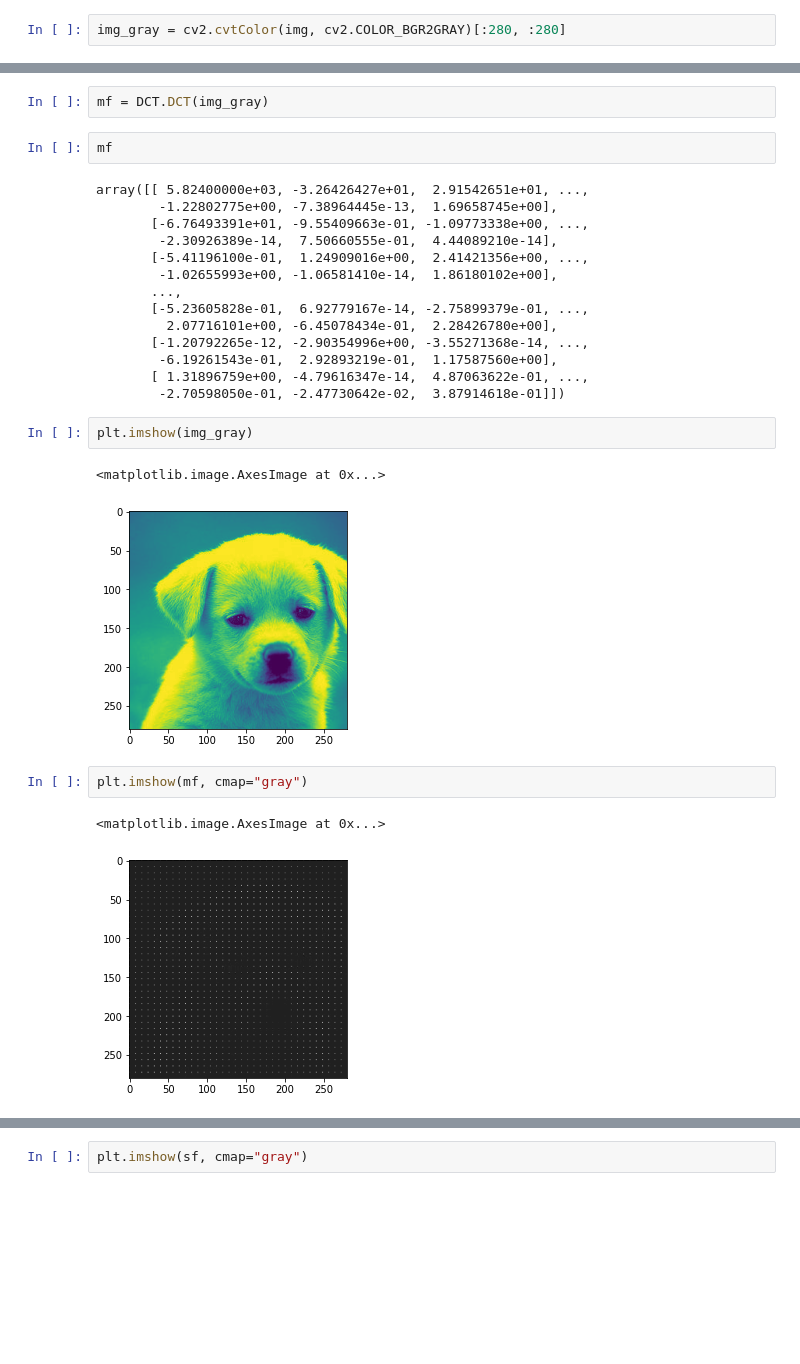
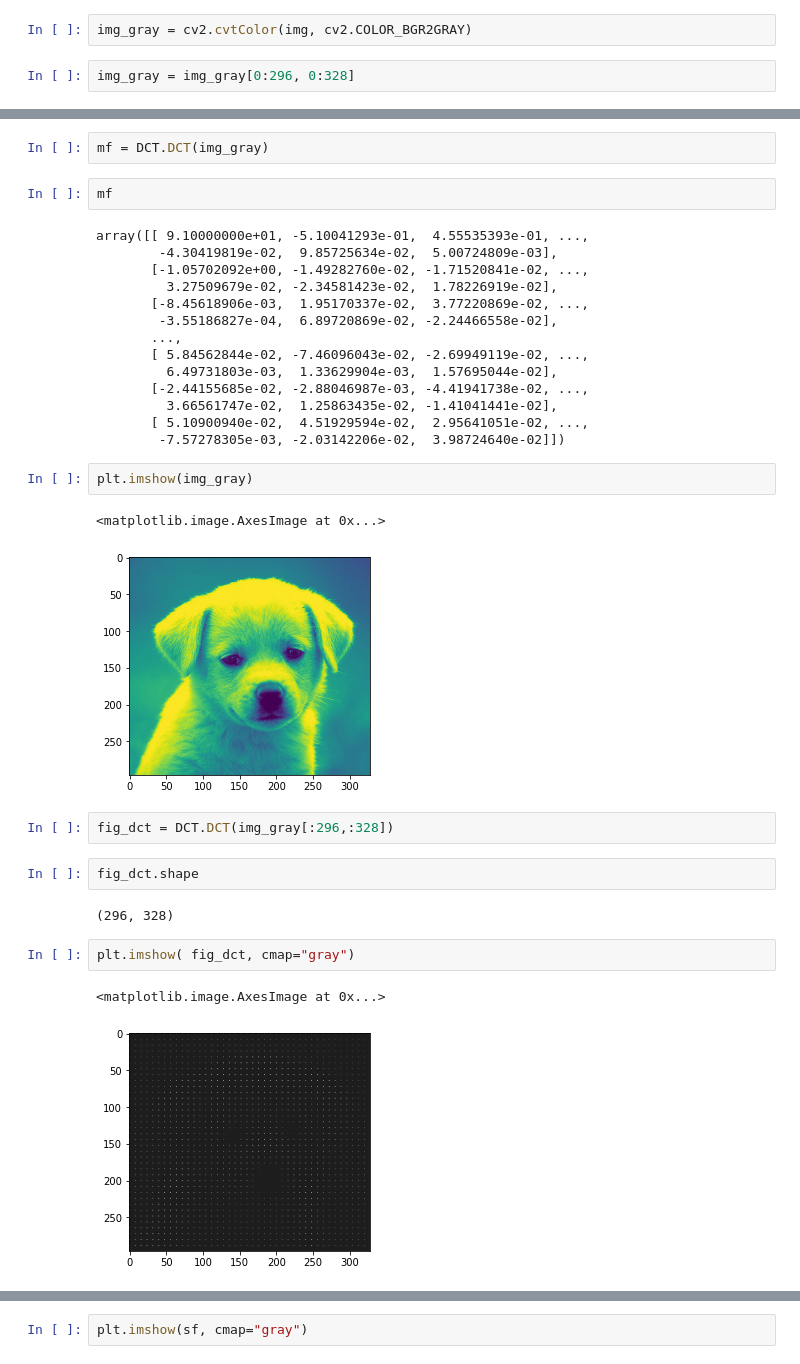
Before and after one commit to KareemElozeiri/JPEG-From-Scratch, a Jupyter notebook: notebooks/DCT.ipynb, the cells around one changed output, grey strips where cells are left out. Saved outputs shown, nothing was run; the diff lists cells and outputs as text; blank space fills up the shorter version.

```diff
--- a/notebooks/DCT.ipynb
+++ b/notebooks/DCT.ipynb
@@ -52,5 +52,7 @@ img = cv2.imread("B2DBy.jpg")
 # %%
 import scipy
 # %%
-img_gray = cv2.cvtColor(img, cv2.COLOR_BGR2GRAY)[:280, :280]
+img_gray = cv2.cvtColor(img, cv2.COLOR_BGR2GRAY)
+# %%
+img_gray = img_gray[0:296, 0:328]
 # %%
@@ -96,26 +92,32 @@ mf = DCT.DCT(img_gray)
 # %%
 mf
 # %% [output]
-array([[ 5.82400000e+03, -3.26426427e+01,  2.91542651e+01, ...,
-        -1.22802775e+00, -7.38964445e-13,  1.69658745e+00],
-       [-6.76493391e+01, -9.55409663e-01, -1.09773338e+00, ...,
-        -2.30926389e-14,  7.50660555e-01,  4.44089210e-14],
-       [-5.41196100e-01,  1.24909016e+00,  2.41421356e+00, ...,
-        -1.02655993e+00, -1.06581410e-14,  1.86180102e+00],
+array([[ 9.10000000e+01, -5.10041293e-01,  4.55535393e-01, ...,
+        -4.30419819e-02,  9.85725634e-02,  5.00724809e-03],
+       [-1.05702092e+00, -1.49282760e-02, -1.71520841e-02, ...,
+         3.27509679e-02, -2.34581423e-02,  1.78226919e-02],
+       [-8.45618906e-03,  1.95170337e-02,  3.77220869e-02, ...,
+        -3.55186827e-04,  6.89720869e-02, -2.24466558e-02],
        ...,
-       [-5.23605828e-01,  6.92779167e-14, -2.75899379e-01, ...,
-         2.07716101e+00, -6.45078434e-01,  2.28426780e+00],
-       [-1.20792265e-12, -2.90354996e+00, -3.55271368e-14, ...,
-        -6.19261543e-01,  2.92893219e-01,  1.17587560e+00],
-       [ 1.31896759e+00, -4.79616347e-14,  4.87063622e-01, ...,
-        -2.70598050e-01, -2.47730642e-02,  3.87914618e-01]])
+       [ 5.84562844e-02, -7.46096043e-02, -2.69949119e-02, ...,
+         6.49731803e-03,  1.33629904e-03,  1.57695044e-02],
+       [-2.44155685e-02, -2.88046987e-03, -4.41941738e-02, ...,
+         3.66561747e-02,  1.25863435e-02, -1.41041441e-02],
+       [ 5.10900940e-02,  4.51929594e-02,  2.95641051e-02, ...,
+        -7.57278305e-03, -2.03142206e-02,  3.98724640e-02]])
 # %%
 plt.imshow(img_gray)
 # %% [output]
 <matplotlib.image.AxesImage at 0x...>
-[figure, old version]
+[figure, new version]
+# %%
+fig_dct = DCT.DCT(img_gray[:296,:328])
+# %%
+fig_dct.shape
+# %% [output]
+(296, 328)
 # %%
-plt.imshow(mf, cmap="gray")
+plt.imshow( fig_dct, cmap="gray")
 # %% [output]
 <matplotlib.image.AxesImage at 0x...>
-[figure, old version]
+[figure, new version]
```
Also changed, not shown: parts of 17 cells of this notebook, 1 other file.
